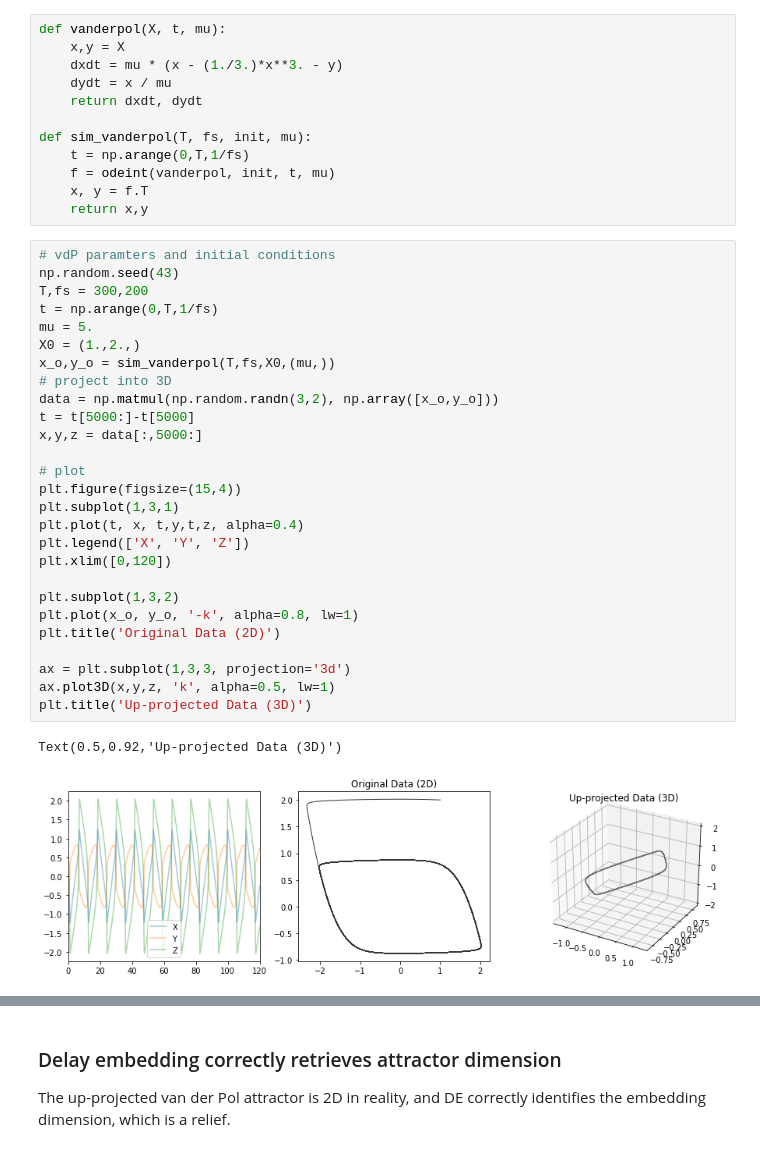
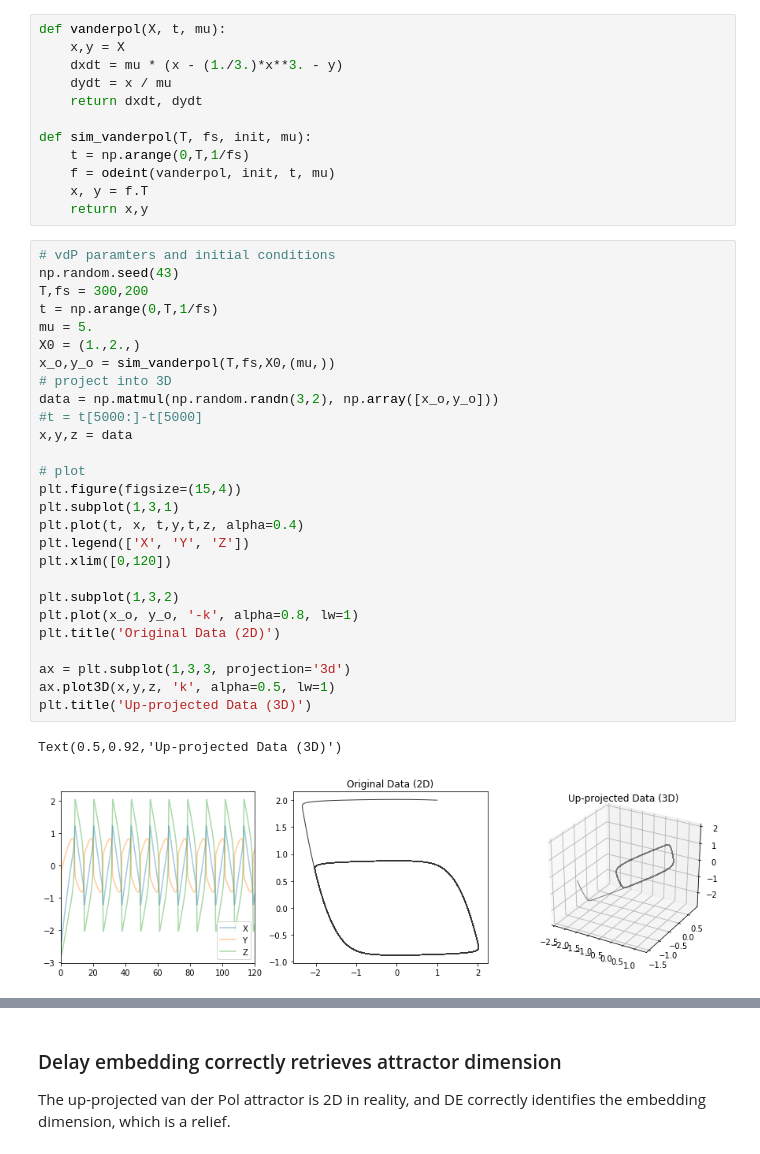
Before and after one commit to rdgao/SpaceRecon, a Jupyter notebook: notebooks/simulation_projection.ipynb, the cells around one changed output, grey strips where cells are left out. Saved outputs shown, nothing was run; the diff lists cells and outputs as text.

```diff
--- a/notebooks/simulation_projection.ipynb
+++ b/notebooks/simulation_projection.ipynb
@@ -363,33 +363,33 @@ def sim_vanderpol(T, fs, init, mu):
 # %%
 # vdP paramters and initial conditions
 np.random.seed(43)
 T,fs = 300,200
 t = np.arange(0,T,1/fs)
 mu = 5.
 X0 = (1.,2.,)
 x_o,y_o = sim_vanderpol(T,fs,X0,(mu,))
 # project into 3D
 data = np.matmul(np.random.randn(3,2), np.array([x_o,y_o]))
-t = t[5000:]-t[5000]
-x,y,z = data[:,5000:]
+#t = t[5000:]-t[5000]
+x,y,z = data
 
 # plot
 plt.figure(figsize=(15,4))
 plt.subplot(1,3,1)
 plt.plot(t, x, t,y,t,z, alpha=0.4)
 plt.legend(['X', 'Y', 'Z'])
 plt.xlim([0,120])
 
 plt.subplot(1,3,2)
 plt.plot(x_o, y_o, '-k', alpha=0.8, lw=1)
 plt.title('Original Data (2D)')
 
 ax = plt.subplot(1,3,3, projection='3d')
 ax.plot3D(x,y,z, 'k', alpha=0.5, lw=1)
 plt.title('Up-projected Data (3D)')
 # %% [output]
 Text(0.5,0.92,'Up-projected Data (3D)')
-[figure, old version]
+[figure, new version]
 # %%
 data = np.array([x,y,z,x+y+z])
 nbins, max_tau = 50,300
```
Also changed, not shown: parts of 4 cells of this notebook.
